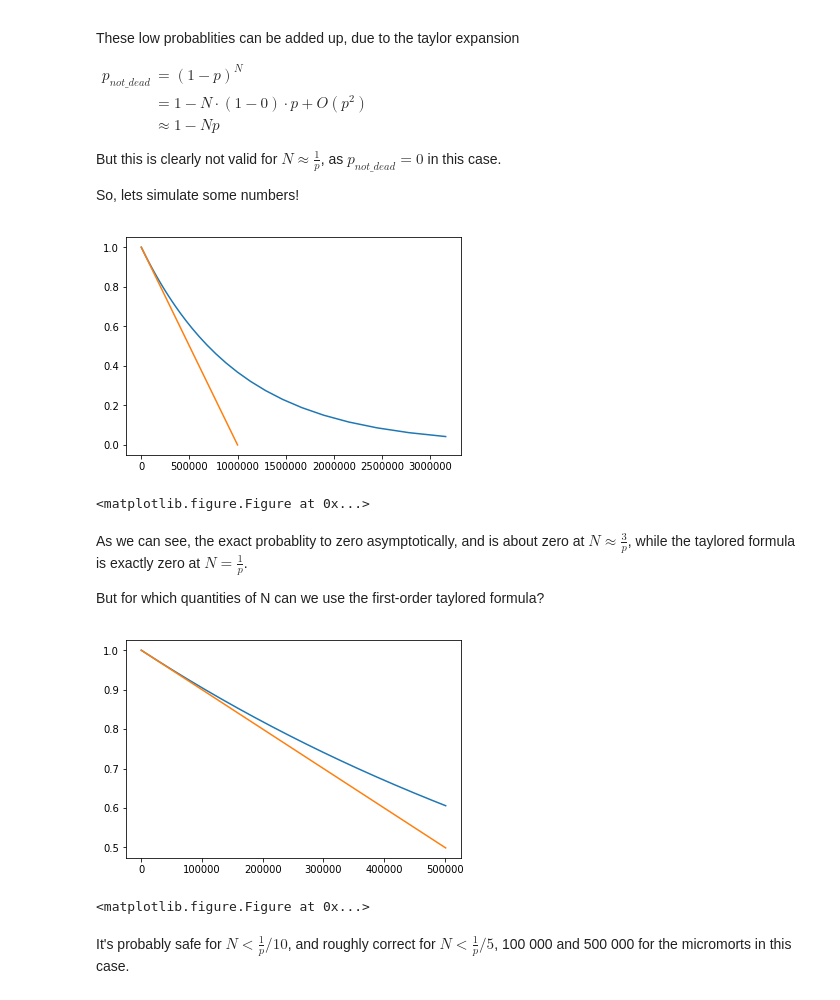
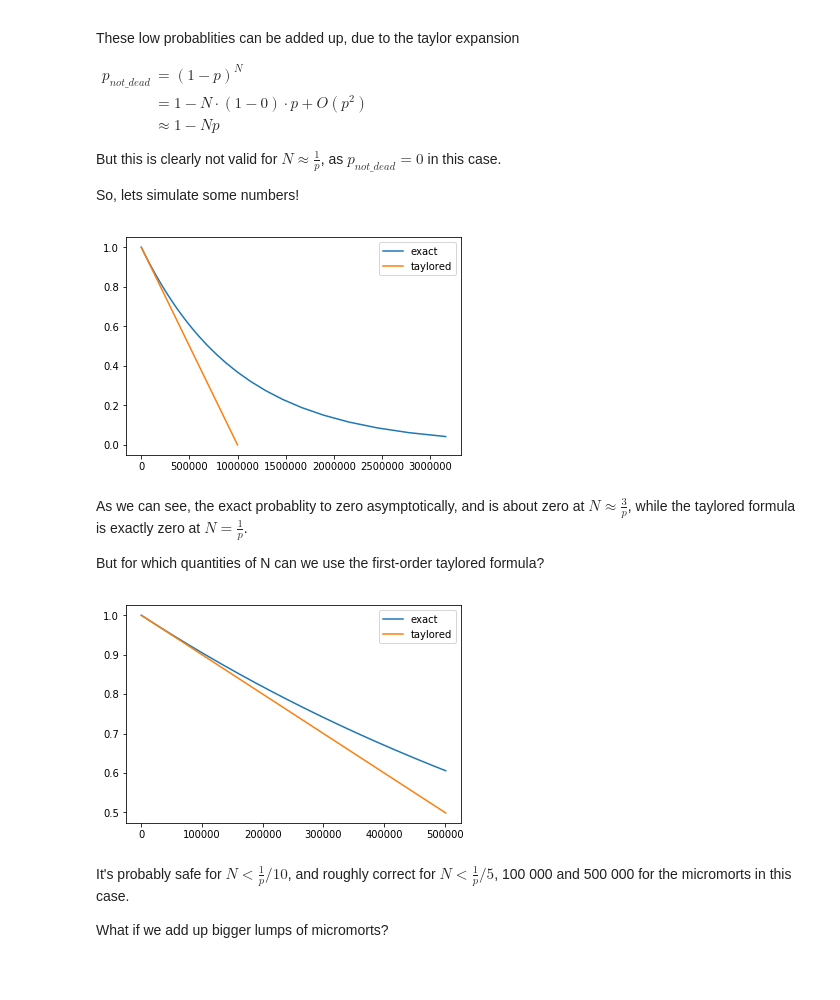
Before and after one commit to lukaselflein/micromort_scaling, a Jupyter notebook: micromort_scaling.ipynb, the cells around one changed output. Saved outputs shown, nothing was run; the diff lists cells and outputs as text; code cells hidden in the pictures; blank space fills up the shorter version.

```diff
--- a/micromort_scaling.ipynb
+++ b/micromort_scaling.ipynb
@@ -21,16 +21,15 @@ So, lets simulate some numbers!
 # %%
 n_long = np.logspace(1, 6.5, 100)
 p_not_death = np.power(1 - 10**-6, n_long)
 plt.plot(n_long, p_not_death, label='exact')
 
 n = np.logspace(1, 6, 100)
 taylored_not_death = 1 - n * 10**-6
 plt.plot(n, taylored_not_death, label='taylored')
-plt.figure()
+plt.legend()
 plt.show()
 # %% [output]
-[figure, old version]
+[figure, new version]
-<matplotlib.figure.Figure at 0x...>
 # %% [markdown]
 As we can see, the exact probablity to zero asymptotically, and is about zero at $N\approx \frac{3}{p}$, while the taylored formula is exactly zero at $N = \frac{1}{p}$.
 
@@ -42,10 +41,11 @@ plt.plot(n, p_not_death, label='exact')
 
 taylored_not_death = 1 - n * 10**-6
 plt.plot(n, taylored_not_death, label='taylored')
-plt.figure()
+plt.legend()
 plt.show()
 # %% [output]
-[figure, old version]
+[figure, new version]
-<matplotlib.figure.Figure at 0x...>
 # %% [markdown]
 It's probably safe for $N<\frac{1}{p}/10$, and roughly correct for $N<\frac{1}{p}/5$, 100 000 and 500 000 for the micromorts in this case.
+
+What if we add up bigger lumps of micromorts?
```
Also changed, not shown: parts of 2 cells of this notebook.
